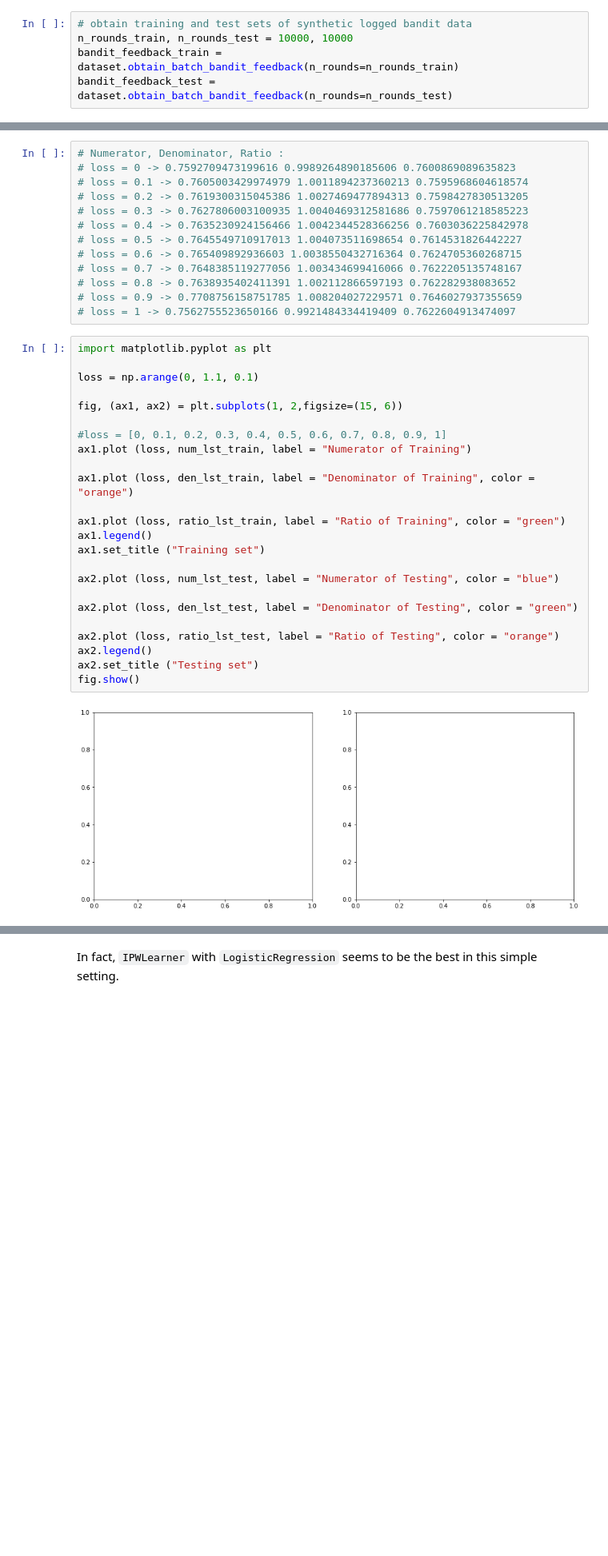
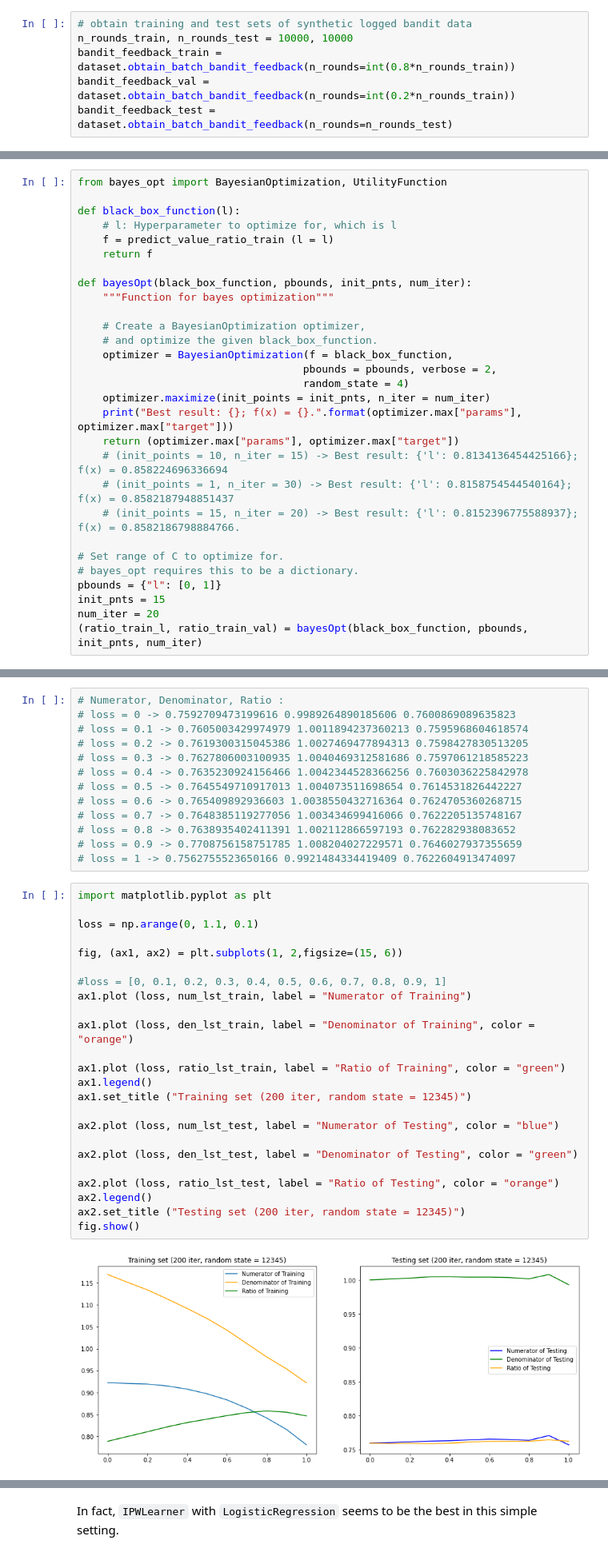
Before and after one commit to Tanvikapoor14/zr-obp, a Jupyter notebook: examples/quickstart/opl_tk_edited.ipynb, the cells around one changed output, grey strips where cells are left out. Shown at 80% size. Cells and saved outputs as stored; diff of their text form; blank space fills up the shorter version.

```diff
--- a/examples/quickstart/opl_tk_edited.ipynb
+++ b/examples/quickstart/opl_tk_edited.ipynb
@@ -70,7 +64,8 @@ dataset = SyntheticBanditDataset(
 # %%
 # obtain training and test sets of synthetic logged bandit data
 n_rounds_train, n_rounds_test = 10000, 10000
-bandit_feedback_train = dataset.obtain_batch_bandit_feedback(n_rounds=n_rounds_train)
+bandit_feedback_train = dataset.obtain_batch_bandit_feedback(n_rounds=int(0.8*n_rounds_train))
+bandit_feedback_val = dataset.obtain_batch_bandit_feedback(n_rounds=int(0.2*n_rounds_train))
 bandit_feedback_test = dataset.obtain_batch_bandit_feedback(n_rounds=n_rounds_test)
 # %% [markdown]
 the logged bandit dataset is collected by the behavior policy as follows.
@@ -163,0 +318,29 @@ where $\hat{V}(\cdot; \mathcal{D})$ is an off-policy objective and $\mathcal{D}_
+# %%
+from bayes_opt import BayesianOptimization, UtilityFunction
+
+def black_box_function(l):
+    # l: Hyperparameter to optimize for, which is l
+    f = predict_value_ratio_train (l = l)
+    return f
+
+def bayesOpt(black_box_function, pbounds, init_pnts, num_iter):
+    """Function for bayes optimization"""
+
+    # Create a BayesianOptimization optimizer,
+    # and optimize the given black_box_function.
+    optimizer = BayesianOptimization(f = black_box_function,
+                                    pbounds = pbounds, verbose = 2,
+                                    random_state = 4)
+    optimizer.maximize(init_points = init_pnts, n_iter = num_iter)
+    print("Best result: {}; f(x) = {}.".format(optimizer.max["params"], optimizer.max["target"]))
+    return (optimizer.max["params"], optimizer.max["target"])
+    # (init_points = 10, n_iter = 15) -> Best result: {'l': 0.8134136454425166}; f(x) = 0.858224696336694
+    # (init_points = 1, n_iter = 30) -> Best result: {'l': 0.8158754544540164}; f(x) = 0.8582187948851437
+    # (init_points = 15, n_iter = 20) -> Best result: {'l': 0.8152396775588937}; f(x) = 0.8582186798884766.
+
+# Set range of C to optimize for.
+# bayes_opt requires this to be a dictionary.
+pbounds = {"l": [0, 1]}
+init_pnts = 15
+num_iter = 20
+(ratio_train_l, ratio_train_val) = bayesOpt(black_box_function, pbounds, init_pnts, num_iter)
@@ -287,26 +748,26 @@ Here
 # %%
 import matplotlib.pyplot as plt
 
 loss = np.arange(0, 1.1, 0.1)
 
 fig, (ax1, ax2) = plt.subplots(1, 2,figsize=(15, 6))
 
 #loss = [0, 0.1, 0.2, 0.3, 0.4, 0.5, 0.6, 0.7, 0.8, 0.9, 1]
 ax1.plot (loss, num_lst_train, label = "Numerator of Training")
 
 ax1.plot (loss, den_lst_train, label = "Denominator of Training", color = "orange")
 
 ax1.plot (loss, ratio_lst_train, label = "Ratio of Training", color = "green")
 ax1.legend()
-ax1.set_title ("Training set")
+ax1.set_title ("Training set (200 iter, random state = 12345)")
 
 ax2.plot (loss, num_lst_test, label = "Numerator of Testing", color = "blue")
 
 ax2.plot (loss, den_lst_test, label = "Denominator of Testing", color = "green")
 
 ax2.plot (loss, ratio_lst_test, label = "Ratio of Testing", color = "orange")
 ax2.legend()
-ax2.set_title ("Testing set")
+ax2.set_title ("Testing set (200 iter, random state = 12345)")
 fig.show()
 # %% [output]
-[figure, old version]
+[figure, new version]
```
Also changed, not shown: parts of 42 cells of this notebook, 5 other files.
